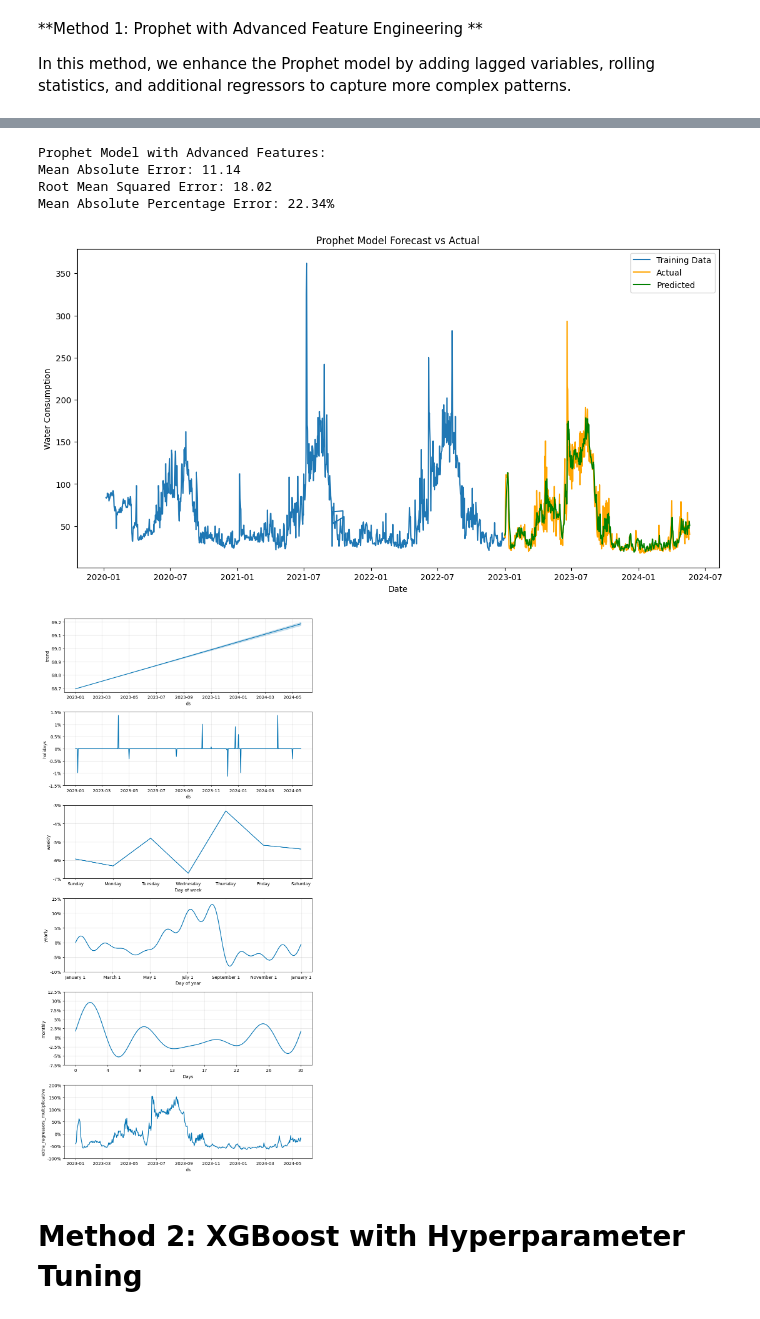
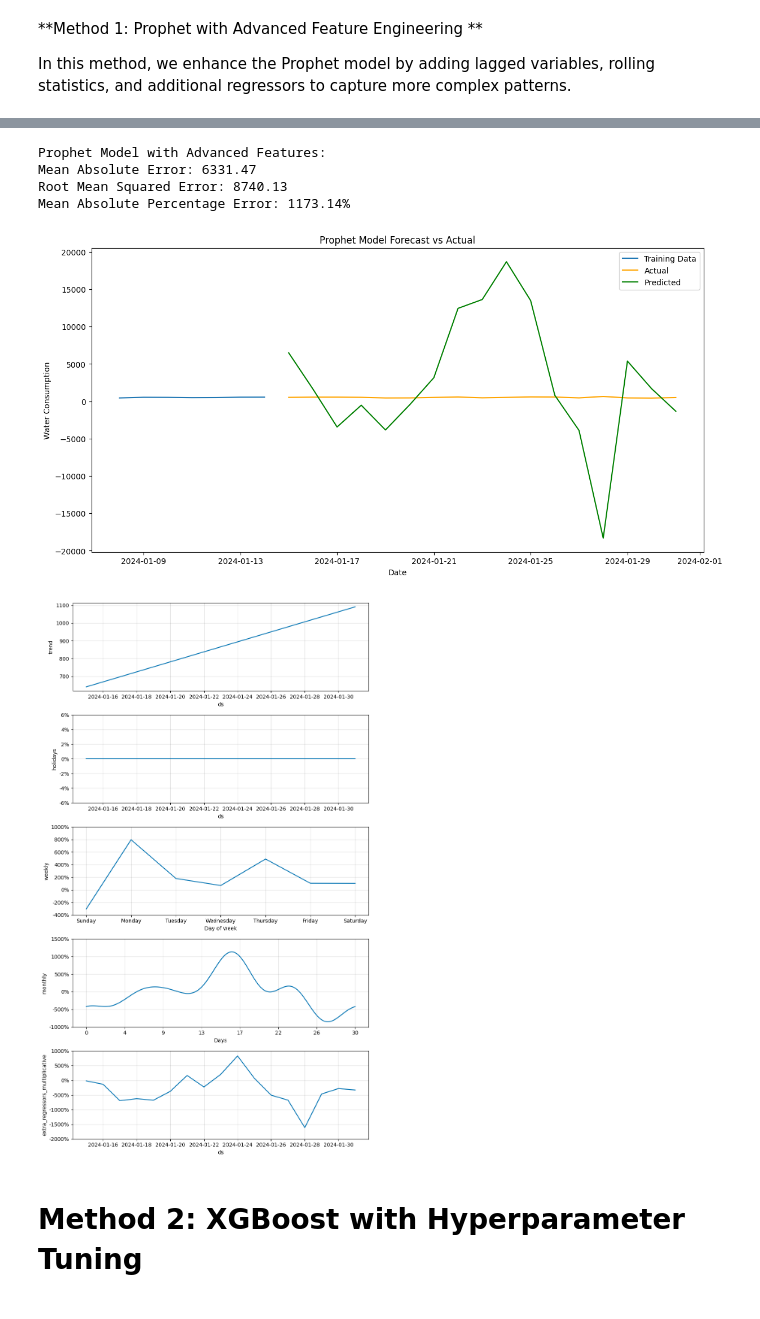
Before and after one commit to albinvar/hydrolink-plus, a Jupyter notebook: Water_Consumption_Forcasting.ipynb, the cells around one changed output, grey strips where cells are left out. Saved outputs shown, nothing was run; the diff lists cells and outputs as text; code cells hidden in the pictures.

```diff
--- a/Water_Consumption_Forcasting.ipynb
+++ b/Water_Consumption_Forcasting.ipynb
@@ -346,10 +367,10 @@ import matplotlib.pyplot as plt
 from sklearn.metrics import mean_absolute_error, mean_squared_error
 
 # Load data
-df = pd.read_csv('Data1.csv')
+df = pd.read_csv('Kerala_Household_Water_Usage_Dataset.csv')
 
 # Prepare data
-df['Date'] = pd.to_datetime(df['Date'], format='%m/%d/%Y')
+df['Date'] = pd.to_datetime(df['Date'])  # Automatically detects the correct format
 df.rename(columns={'Date': 'ds', 'Value': 'y'}, inplace=True)
 
 # Handle missing values
@@ -386,7 +407,7 @@ scaler = StandardScaler()
 df[regressors] = scaler.fit_transform(df[regressors])
 
 # Split data into training and testing sets
-split_date = '2023-01-01'
+split_date = '2024-01-15'
 train = df[df['ds'] < split_date]
 test = df[df['ds'] >= split_date]
 
@@ -463,9 +486,9 @@ INFO:cmdstanpy:Chain [1] start processing
 INFO:cmdstanpy:Chain [1] done processing
 Prophet Model with Advanced Features:
-Mean Absolute Error: 11.14
-Root Mean Squared Error: 18.02
-Mean Absolute Percentage Error: 22.34%
+Mean Absolute Error: 6331.47
+Root Mean Squared Error: 8740.13
+Mean Absolute Percentage Error: 1173.14%
-[figure, old version]
+[figure, new version]
-[figure, old version]
+[figure, new version]
 # %% [markdown]
 # Method 2: XGBoost with Hyperparameter Tuning
```
Also changed, not shown: parts of 7 cells of this notebook.
